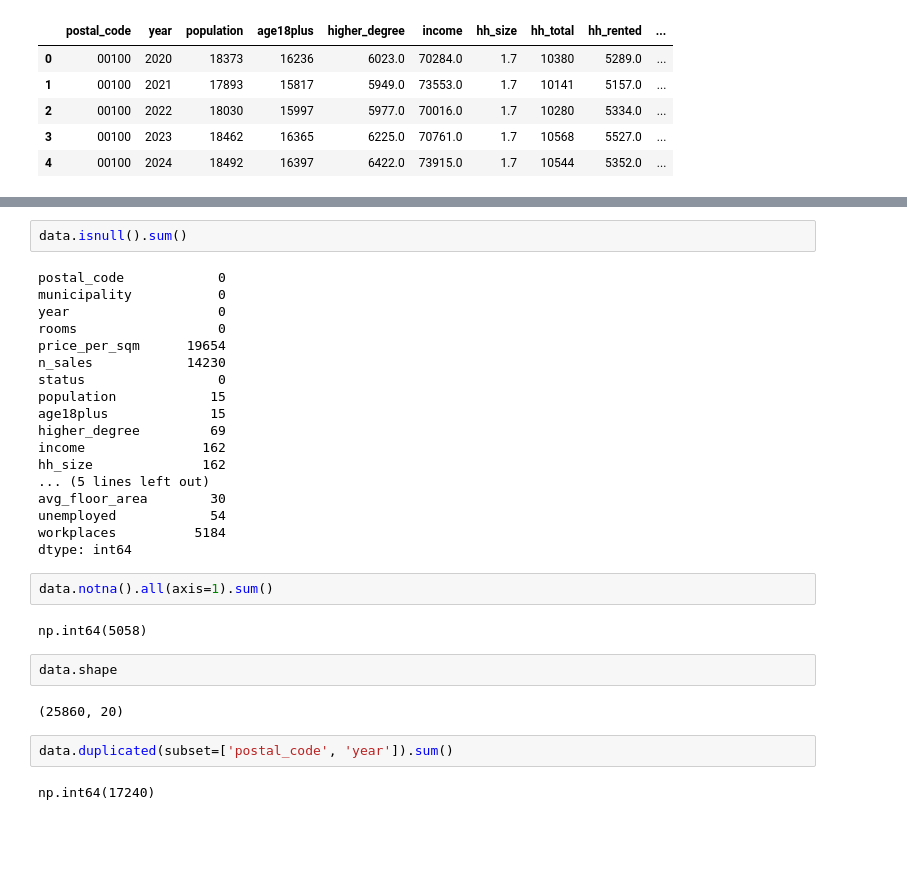
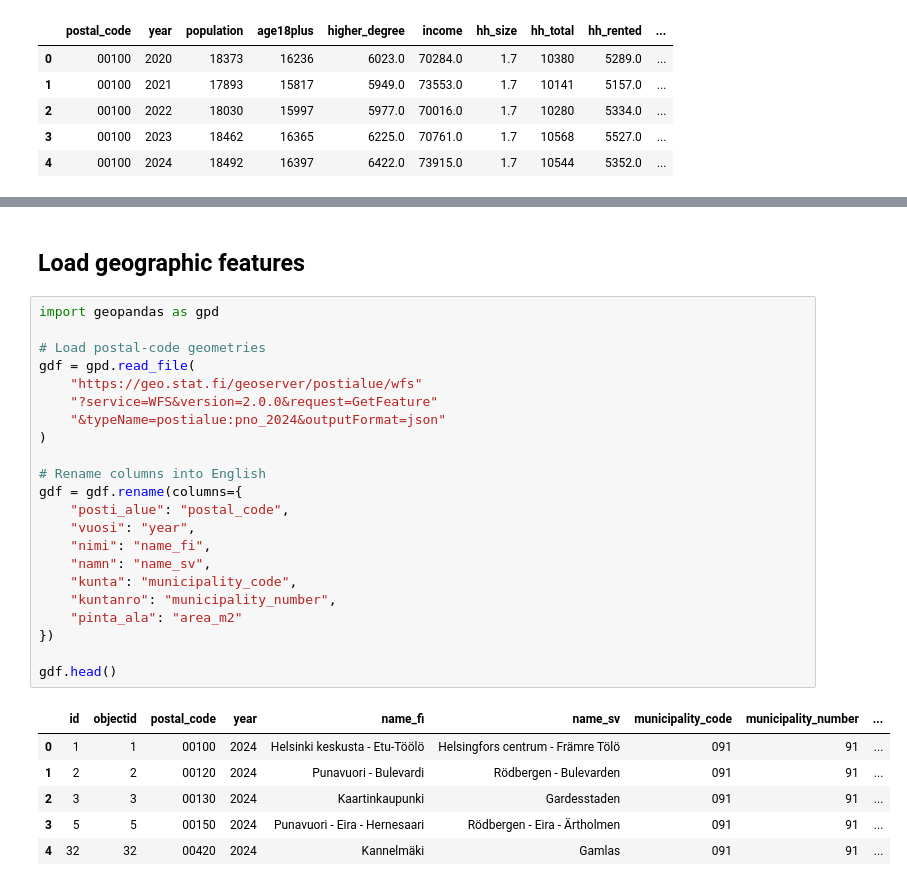
Before and after one commit to Amila-codes/housing-affordability-fi, a Jupyter notebook: notebooks/Capstone.ipynb, the cells around one changed output, grey strips where cells are left out. Drawn from its saved outputs; the diff is of its cells as text; blank space fills up the shorter version.

```diff
--- a/notebooks/Capstone.ipynb
+++ b/notebooks/Capstone.ipynb
@@ -151,32 +261,31 @@ data.head()
-# %%
-data.isnull().sum()
-# %% [output]
-postal_code            0
-municipality           0
-year                   0
-rooms                  0
-price_per_sqm      19654
-n_sales            14230
-status                 0
-population            15
-age18plus             15
-higher_degree         69
-income               162
-hh_size              162
-... (5 lines left out)
-avg_floor_area        30
-unemployed            54
-workplaces          5184
-dtype: int64
-# %%
-data.notna().all(axis=1).sum()
-# %% [output]
-np.int64(5058)
-# %%
-data.shape
-# %% [output]
-(25860, 20)
-# %%
-data.duplicated(subset=['postal_code', 'year']).sum()
-# %% [output]
-np.int64(17240)
+# %% [markdown]
+## Load geographic features
+# %%
+import geopandas as gpd
+
+# Load postal-code geometries
+gdf = gpd.read_file(
+    "https://geo.stat.fi/geoserver/postialue/wfs"
+    "?service=WFS&version=2.0.0&request=GetFeature"
+    "&typeName=postialue:pno_2024&outputFormat=json"
+)
+
+# Rename columns into English
+gdf = gdf.rename(columns={
+    "posti_alue": "postal_code",
+    "vuosi": "year",
+    "nimi": "name_fi",
+    "namn": "name_sv",
+    "kunta": "municipality_code",
+    "kuntanro": "municipality_number",
+    "pinta_ala": "area_m2"
+})
+
+gdf.head()
+# %% [output]
+|  | id | objectid | postal_code | year | name_fi | name_sv | municipality_code | municipality_number | ... |
+| 0 | 1 | 1 | 00100 | 2024 | Helsinki keskusta - Etu-Töölö | Helsingfors centrum - Främre Tölö | 091 | 91 | ... |
+| 1 | 2 | 2 | 00120 | 2024 | Punavuori - Bulevardi | Rödbergen - Bulevarden | 091 | 91 | ... |
+| 2 | 3 | 3 | 00130 | 2024 | Kaartinkaupunki | Gardesstaden | 091 | 91 | ... |
+| 3 | 5 | 5 | 00150 | 2024 | Punavuori - Eira - Hernesaari | Rödbergen - Eira - Ärtholmen | 091 | 91 | ... |
+| 4 | 32 | 32 | 00420 | 2024 | Kannelmäki | Gamlas | 091 | 91 | ... |
```
Also changed, not shown: parts of 18 cells of this notebook, 1 other file.
